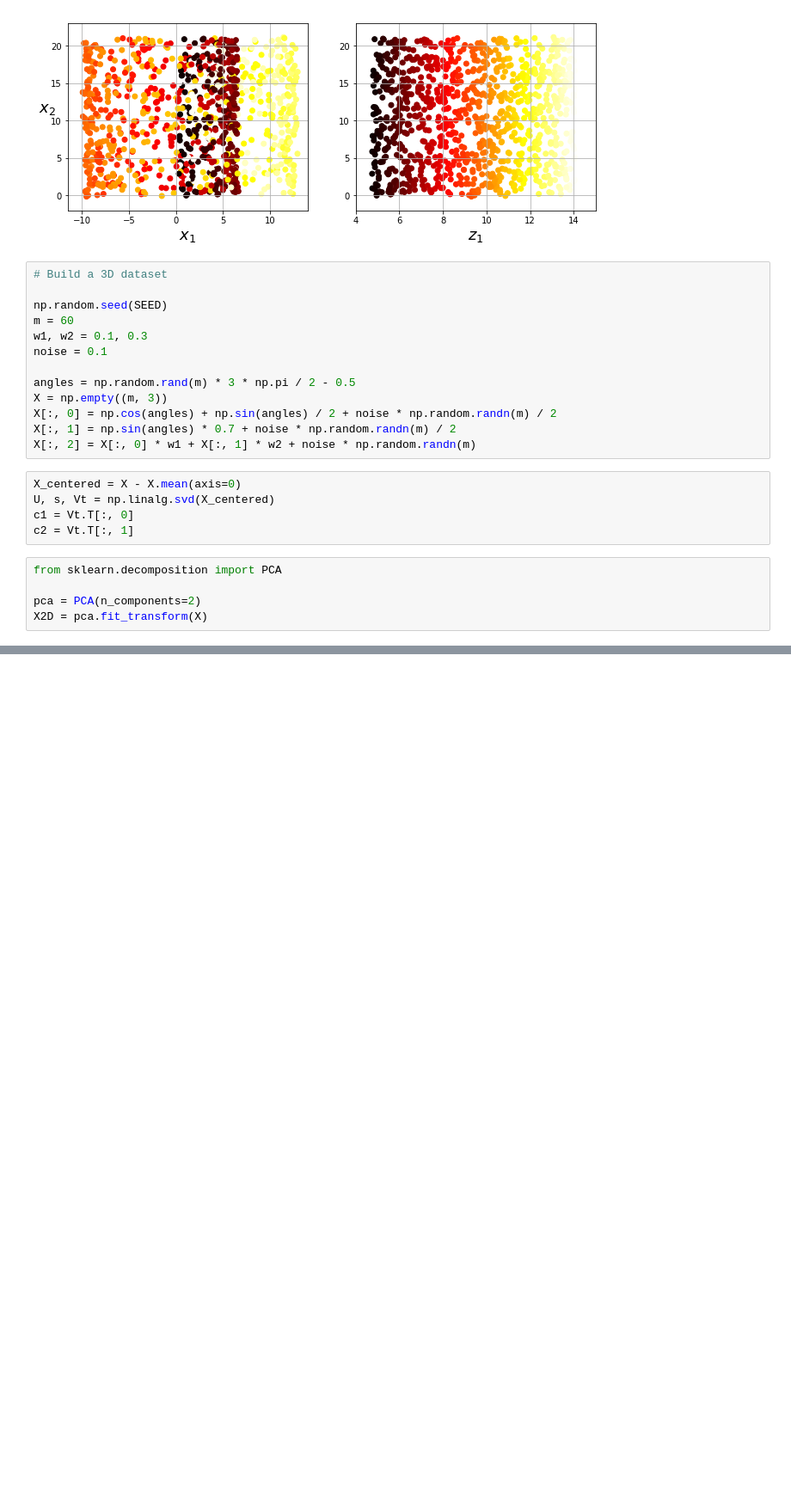
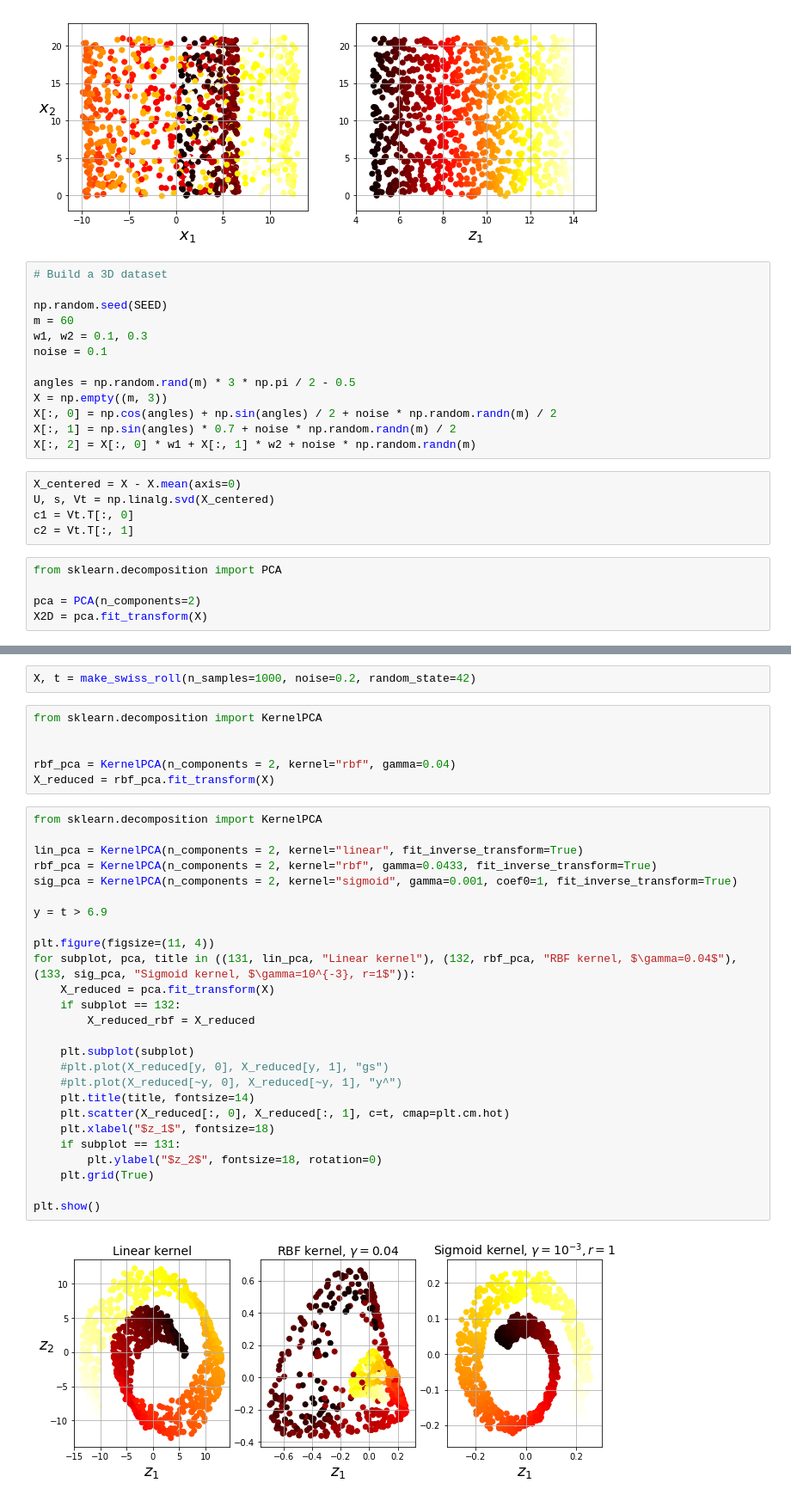
Before and after one commit to mmicatka/ml_book, a Jupyter notebook: Chapter 8 - Dimensionality Reduction.ipynb, the cells around one changed output, grey strips where cells are left out. Shown: that part at 86% size. Cells and saved outputs as stored; diff of their text form; blank space fills up the shorter version.

```diff
--- a/Chapter 8 - Dimensionality Reduction.ipynb
+++ b/Chapter 8 - Dimensionality Reduction.ipynb
@@ -72,0 +268,36 @@ X2D = pca.fit_transform(X)
+# %%
+X, t = make_swiss_roll(n_samples=1000, noise=0.2, random_state=42)
+# %%
+from sklearn.decomposition import KernelPCA
+
+
+rbf_pca = KernelPCA(n_components = 2, kernel="rbf", gamma=0.04)
+X_reduced = rbf_pca.fit_transform(X)
+# %%
+from sklearn.decomposition import KernelPCA
+
+lin_pca = KernelPCA(n_components = 2, kernel="linear", fit_inverse_transform=True)
+rbf_pca = KernelPCA(n_components = 2, kernel="rbf", gamma=0.0433, fit_inverse_transform=True)
+sig_pca = KernelPCA(n_components = 2, kernel="sigmoid", gamma=0.001, coef0=1, fit_inverse_transform=True)
+
+y = t > 6.9
+
+plt.figure(figsize=(11, 4))
+for subplot, pca, title in ((131, lin_pca, "Linear kernel"), (132, rbf_pca, "RBF kernel, $\gamma=0.04$"), (133, sig_pca, "Sigmoid kernel, $\gamma=10^{-3}, r=1$")):
+    X_reduced = pca.fit_transform(X)
+    if subplot == 132:
+        X_reduced_rbf = X_reduced
+
+    plt.subplot(subplot)
+    #plt.plot(X_reduced[y, 0], X_reduced[y, 1], "gs")
+    #plt.plot(X_reduced[~y, 0], X_reduced[~y, 1], "y^")
+    plt.title(title, fontsize=14)
+    plt.scatter(X_reduced[:, 0], X_reduced[:, 1], c=t, cmap=plt.cm.hot)
+    plt.xlabel("$z_1$", fontsize=18)
+    if subplot == 131:
+        plt.ylabel("$z_2$", fontsize=18, rotation=0)
+    plt.grid(True)
+
+plt.show()
+# %% [output]
+[figure, added]
```
Also changed, not shown: parts of 18 cells of this notebook.
